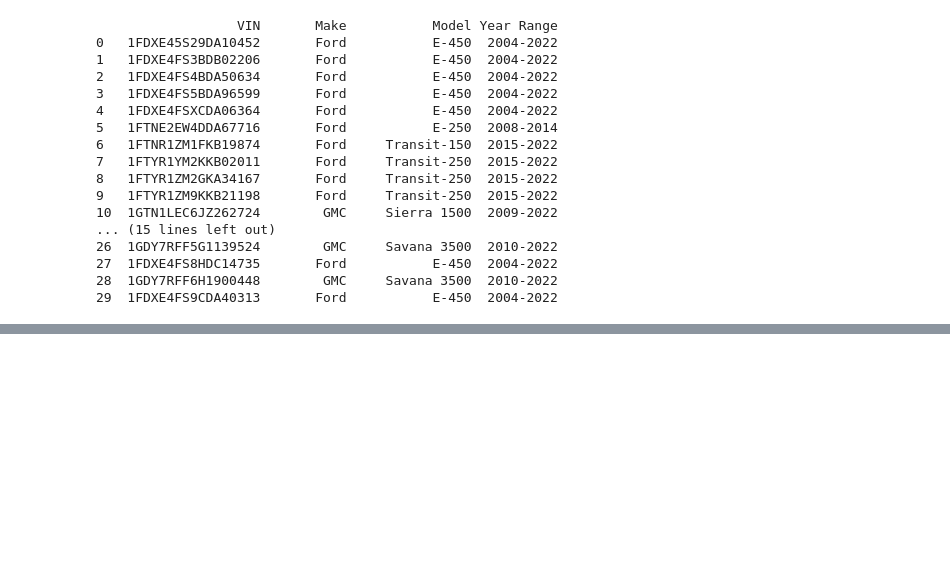
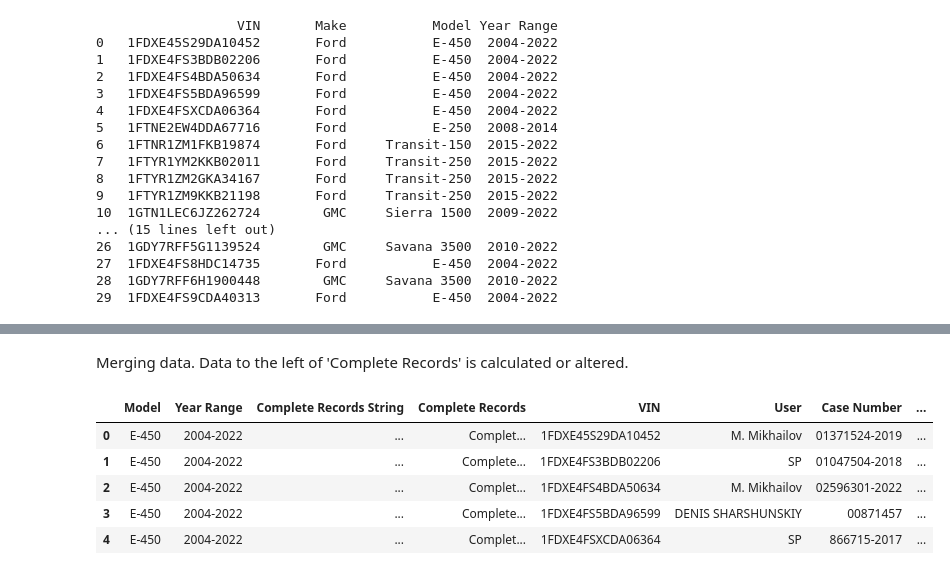
Before and after one commit to 4AM365/MFG598, a Jupyter notebook: final_project/m1_4_format_identification.ipynb, the cells around one changed output, grey strips where cells are left out. Drawn from its saved outputs; the diff is of its cells as text; code cells hidden in the pictures; blank space fills up the shorter version.

```diff
--- a/final_project/m1_4_format_identification.ipynb
+++ b/final_project/m1_4_format_identification.ipynb
@@ -18,7 +20,7 @@ Corporate of vehicle types supported by CDR:
 # %% [markdown]
 Importing VINs for analysis from M1_3_key_extraction
 # %%
-vin_analysis_dataframe = pd.read_pickle('vin_only_dataframe.pkl')
+vin_analysis_dataframe = pd.read_pickle('working_files/vin_only_dataframe.pkl')
 # %%
 vin_prefix_to_make_model = {
     '1FDXE4': ('Ford', 'E-450'),
@@ -94,0 +119,12 @@ print(vin_analysis_dataframe)
+# %% [markdown]
+Merging data. Data to the left of 'Complete Records' is calculated or altered.
+# %%
+master_dataframe_with_models = pd.merge(master_dataframe, vin_analysis_dataframe, on='VIN')[['Model','Year Range','Complete Records String','Complete Records','VIN','User','Case Number','EDR Data Imaging Date','Filename','Saved On','Imaged with CDR Version:','Reported with CDR Version:']]
+master_dataframe_with_models.head()
+# %% [output]
+|  | Model | Year Range | Complete Records String | Complete Records | VIN | User | Case Number | ... |
+| 0 | E-450 | 2004-2022 | ... | Complet... | 1FDXE45S29DA10452 | M. Mikhailov | 01371524-2019 | ... |
+| 1 | E-450 | 2004-2022 | ... | Complete... | 1FDXE4FS3BDB02206 | SP | 01047504-2018 | ... |
+| 2 | E-450 | 2004-2022 | ... | Complet... | 1FDXE4FS4BDA50634 | M. Mikhailov | 02596301-2022 | ... |
+| 3 | E-450 | 2004-2022 | ... | Complete... | 1FDXE4FS5BDA96599 | DENIS SHARSHUNSKIY | 00871457 | ... |
+| 4 | E-450 | 2004-2022 | ... | Complet... | 1FDXE4FSXCDA06364 | SP | 866715-2017 | ... |
```
Also changed, not shown: parts of 6 cells of this notebook, 7 other files.
